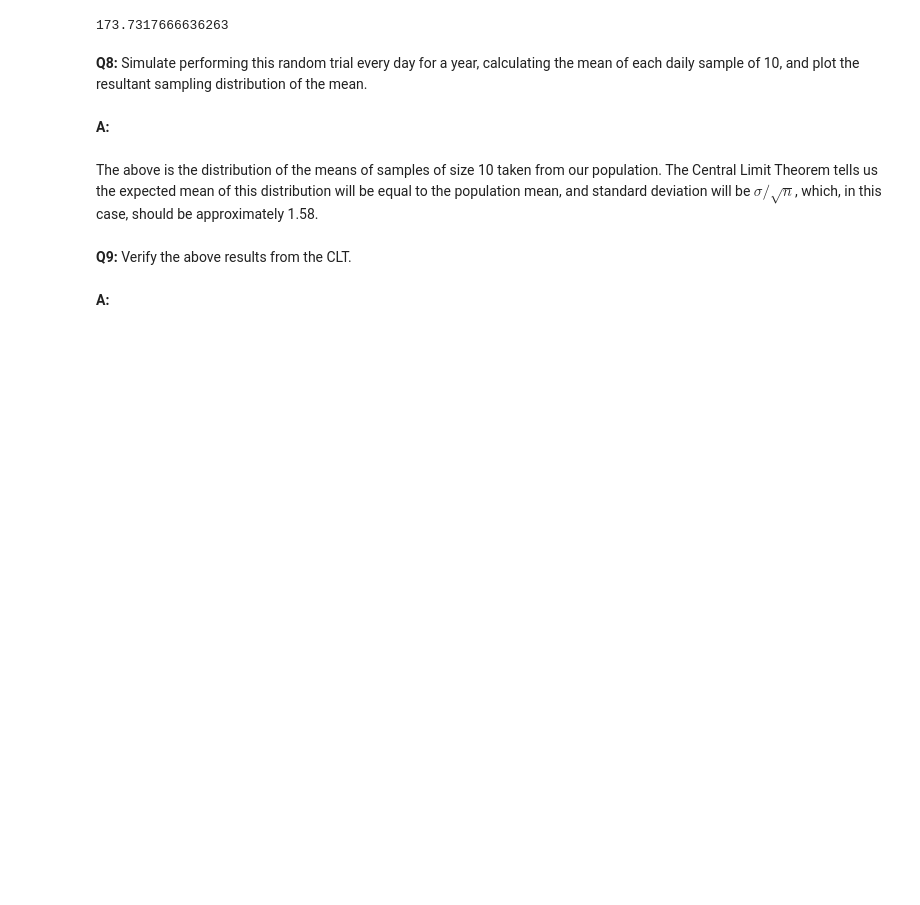
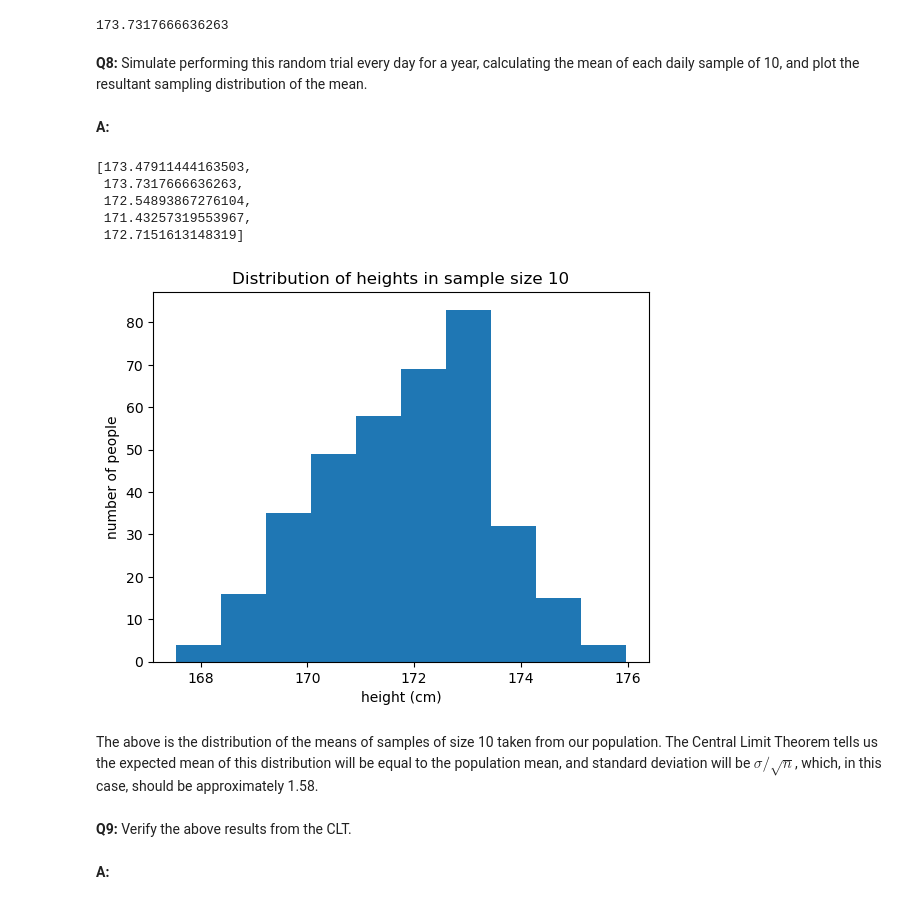
Before and after one commit to thaisangcr7/Frequentist_Inference_Case_Study, a Jupyter notebook: Frequentist Case Study/Frequentist Inference Case Study - Part A (3).ipynb, the cells around one changed output. Saved outputs shown, nothing was run; the diff lists cells and outputs as text; code cells hidden in the pictures; blank space fills up the shorter version.

```diff
--- a/Frequentist Case Study/Frequentist Inference Case Study - Part A (3).ipynb
+++ b/Frequentist Case Study/Frequentist Inference Case Study - Part A (3).ipynb
@@ -209,9 +241,29 @@ np.mean(daily_sample2)
 __Q8:__ Simulate performing this random trial every day for a year, calculating the mean of each daily sample of 10, and plot the resultant sampling distribution of the mean.
 # %% [markdown]
 __A:__
+# %%
+daily_mean = []
 # %%
 seed(47)
 # take your samples here
+for _ in range(365):
+    sample = townsfolk_sampler(10)
+    daily_mean.append(np.mean(sample))
+# %%
+daily_mean[:5]
+# %% [output]
+[173.47911444163503,
+ 173.7317666636263,
+ 172.54893867276104,
+ 171.43257319553967,
+ 172.7151613148319]
+# %%
+_ = plt.hist(daily_mean, bins=10)
+_ = plt.xlabel('height (cm)')
+_ = plt.ylabel('number of people')
+_ = plt.title('Distribution of heights in sample size 10')
+# %% [output]
+[figure, added]
 # %% [markdown]
 The above is the distribution of the means of samples of size 10 taken from our population. The Central Limit Theorem tells us the expected mean of this distribution will be equal to the population mean, and standard deviation will be $\sigma / \sqrt n$, which, in this case, should be approximately 1.58.
 # %% [markdown]
```
Also changed, not shown: parts of 22 cells of this notebook.
